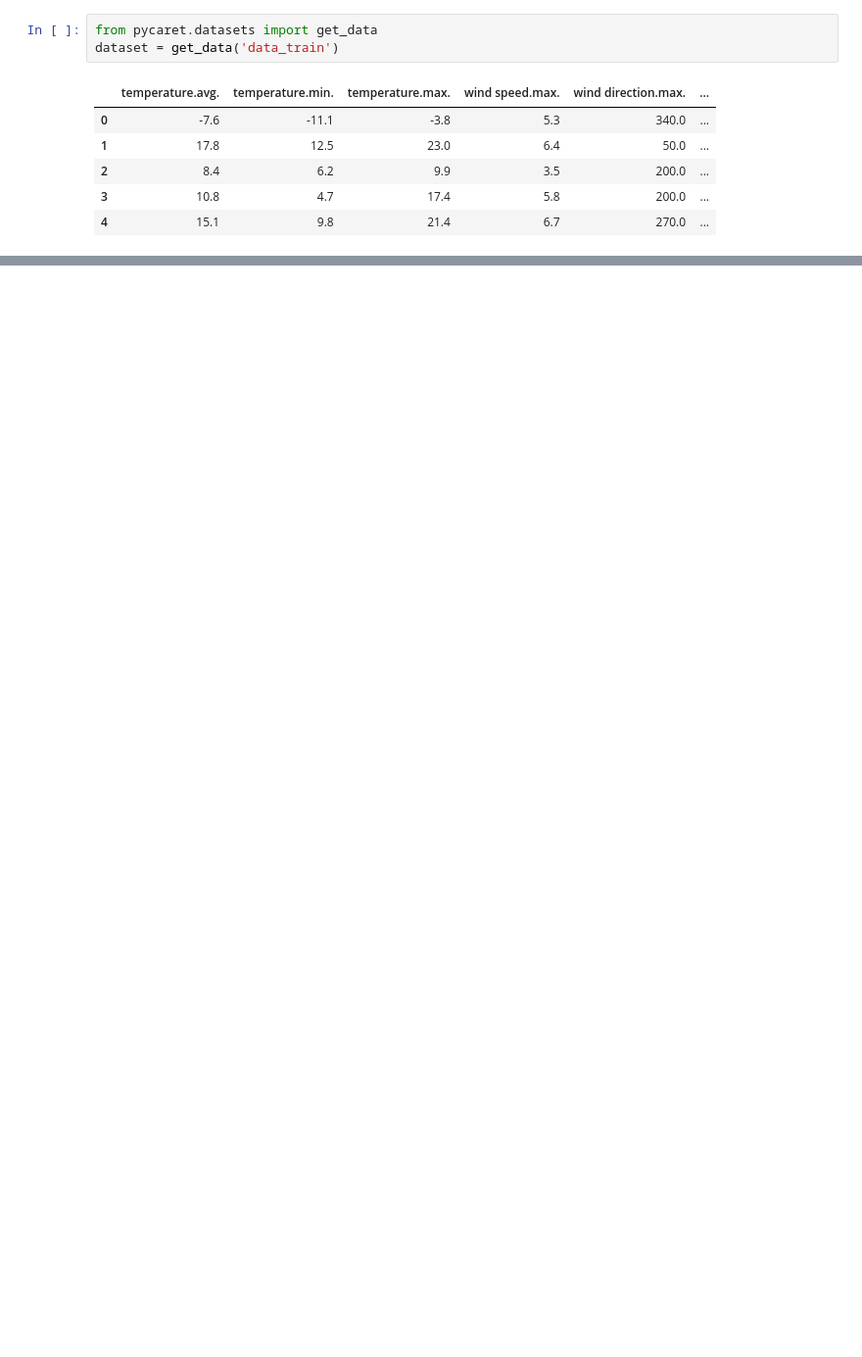
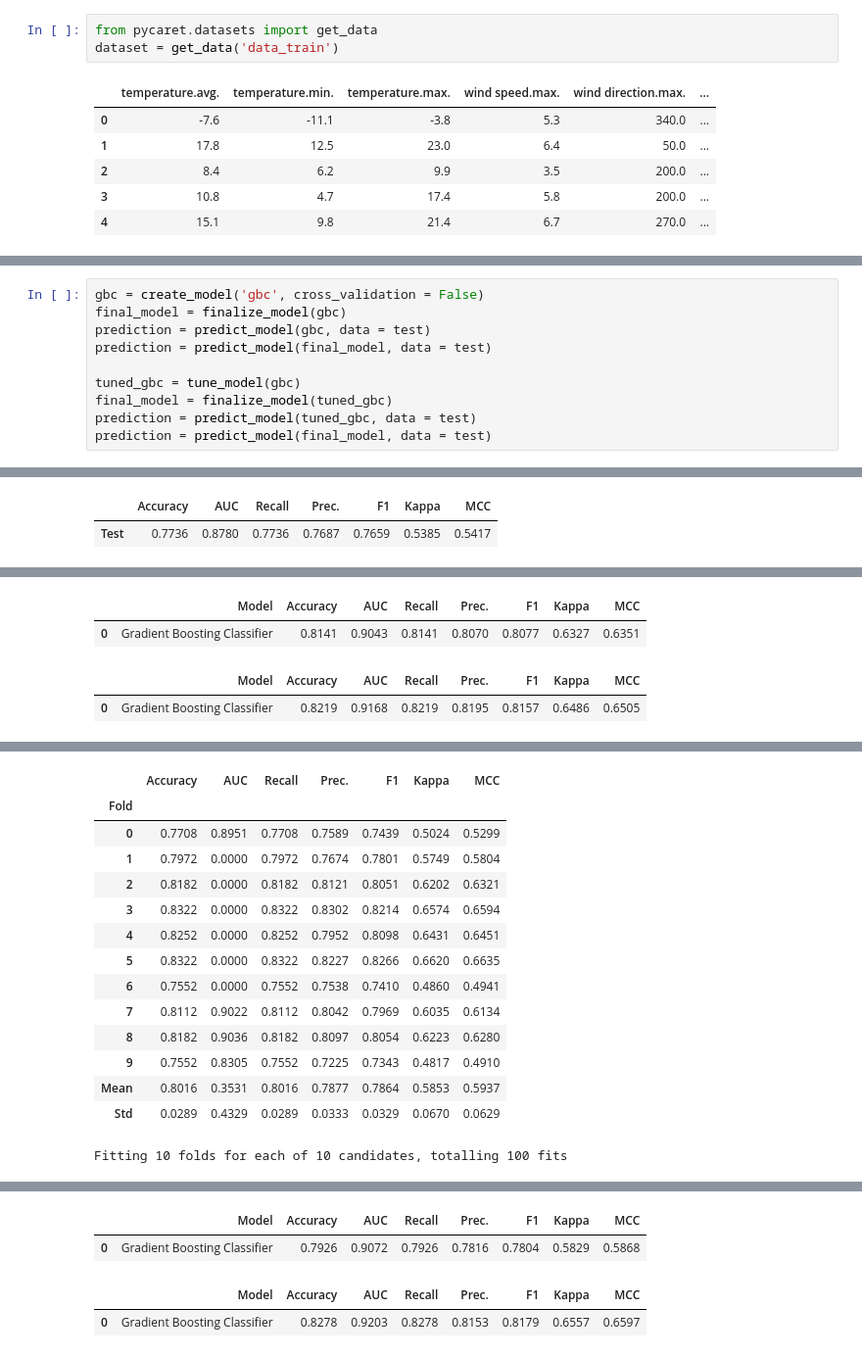
Before and after one commit to hyuntae99/Multivariate-Data-Analysis, a Jupyter notebook: pycaret.ipynb, the cells around one changed output, grey strips where cells are left out. Shown at 98% size. Saved outputs shown, nothing was run; the diff lists cells and outputs as text; blank space fills up the shorter version.

```diff
--- a/pycaret.ipynb
+++ b/pycaret.ipynb
@@ -677,0 +79,11 @@ Fitting 10 folds for each of 10 candidates, totalling 100 fits
+# %%
+gbc = create_model('gbc', cross_validation = False)
+final_model = finalize_model(gbc)
+prediction = predict_model(gbc, data = test)
+prediction = predict_model(final_model, data = test)
+
+tuned_gbc = tune_model(gbc)
+final_model = finalize_model(tuned_gbc)
+prediction = predict_model(tuned_gbc, data = test)
+prediction = predict_model(final_model, data = test)
+# %% [output]
@@ -677,0 +91,2 @@ Fitting 10 folds for each of 10 candidates, totalling 100 fits
+|  | Accuracy | AUC | Recall | Prec. | F1 | Kappa | MCC |
+| Test | 0.7736 | 0.8780 | 0.7736 | 0.7687 | 0.7659 | 0.5385 | 0.5417 |
@@ -677,0 +94,4 @@ Fitting 10 folds for each of 10 candidates, totalling 100 fits
+|  | Model | Accuracy | AUC | Recall | Prec. | F1 | Kappa | MCC |
+| 0 | Gradient Boosting Classifier | 0.8141 | 0.9043 | 0.8141 | 0.8070 | 0.8077 | 0.6327 | 0.6351 |
+|  | Model | Accuracy | AUC | Recall | Prec. | F1 | Kappa | MCC |
+| 0 | Gradient Boosting Classifier | 0.8219 | 0.9168 | 0.8219 | 0.8195 | 0.8157 | 0.6486 | 0.6505 |
@@ -677,0 +99,15 @@ Fitting 10 folds for each of 10 candidates, totalling 100 fits
+|  | Accuracy | AUC | Recall | Prec. | F1 | Kappa | MCC |
+| Fold |  |  |  |  |  |  |  |
+| 0 | 0.7708 | 0.8951 | 0.7708 | 0.7589 | 0.7439 | 0.5024 | 0.5299 |
+| 1 | 0.7972 | 0.0000 | 0.7972 | 0.7674 | 0.7801 | 0.5749 | 0.5804 |
+| 2 | 0.8182 | 0.0000 | 0.8182 | 0.8121 | 0.8051 | 0.6202 | 0.6321 |
+| 3 | 0.8322 | 0.0000 | 0.8322 | 0.8302 | 0.8214 | 0.6574 | 0.6594 |
+| 4 | 0.8252 | 0.0000 | 0.8252 | 0.7952 | 0.8098 | 0.6431 | 0.6451 |
+| 5 | 0.8322 | 0.0000 | 0.8322 | 0.8227 | 0.8266 | 0.6620 | 0.6635 |
+| 6 | 0.7552 | 0.0000 | 0.7552 | 0.7538 | 0.7410 | 0.4860 | 0.4941 |
+| 7 | 0.8112 | 0.9022 | 0.8112 | 0.8042 | 0.7969 | 0.6035 | 0.6134 |
+| 8 | 0.8182 | 0.9036 | 0.8182 | 0.8097 | 0.8054 | 0.6223 | 0.6280 |
+| 9 | 0.7552 | 0.8305 | 0.7552 | 0.7225 | 0.7343 | 0.4817 | 0.4910 |
+| Mean | 0.8016 | 0.3531 | 0.8016 | 0.7877 | 0.7864 | 0.5853 | 0.5937 |
+| Std | 0.0289 | 0.4329 | 0.0289 | 0.0333 | 0.0329 | 0.0670 | 0.0629 |
+Fitting 10 folds for each of 10 candidates, totalling 100 fits
@@ -677,0 +115,4 @@ Fitting 10 folds for each of 10 candidates, totalling 100 fits
+|  | Model | Accuracy | AUC | Recall | Prec. | F1 | Kappa | MCC |
+| 0 | Gradient Boosting Classifier | 0.7926 | 0.9072 | 0.7926 | 0.7816 | 0.7804 | 0.5829 | 0.5868 |
+|  | Model | Accuracy | AUC | Recall | Prec. | F1 | Kappa | MCC |
+| 0 | Gradient Boosting Classifier | 0.8278 | 0.9203 | 0.8278 | 0.8153 | 0.8179 | 0.6557 | 0.6597 |
```
Also changed, not shown: parts of 61 cells of this notebook.
